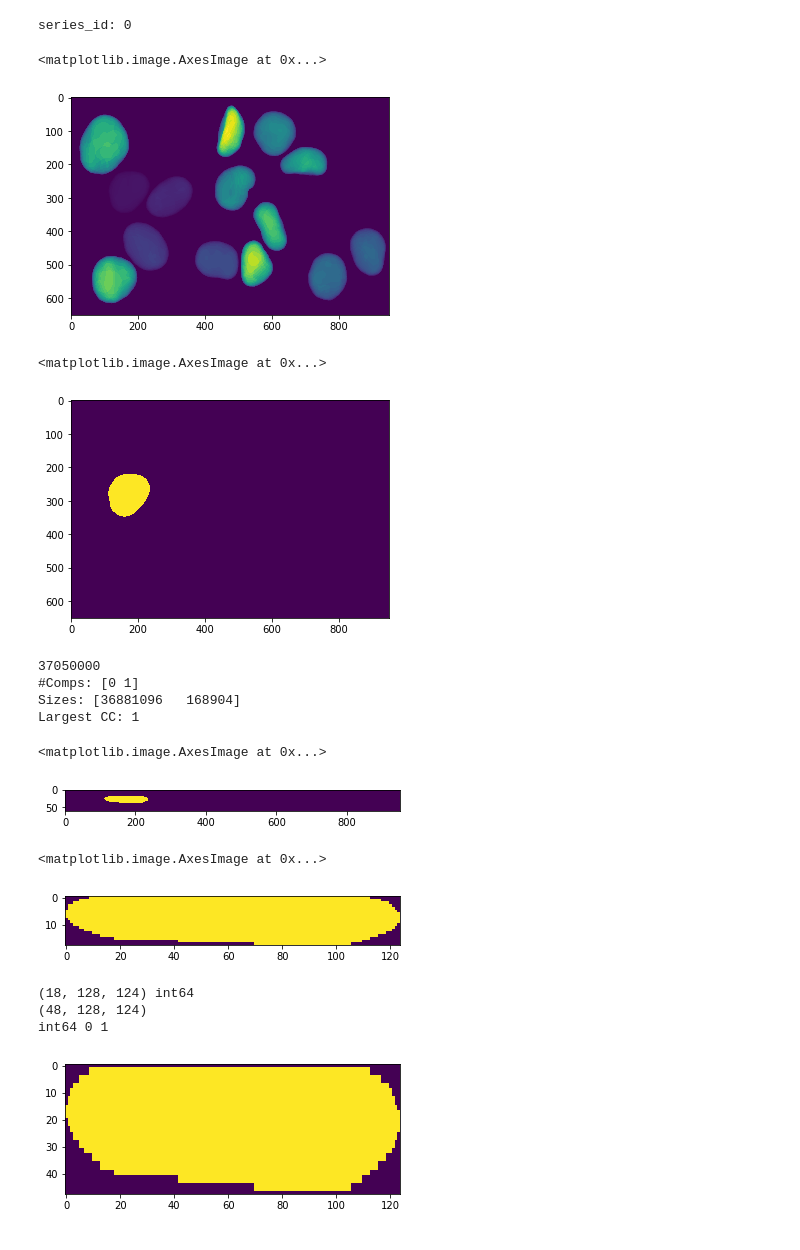
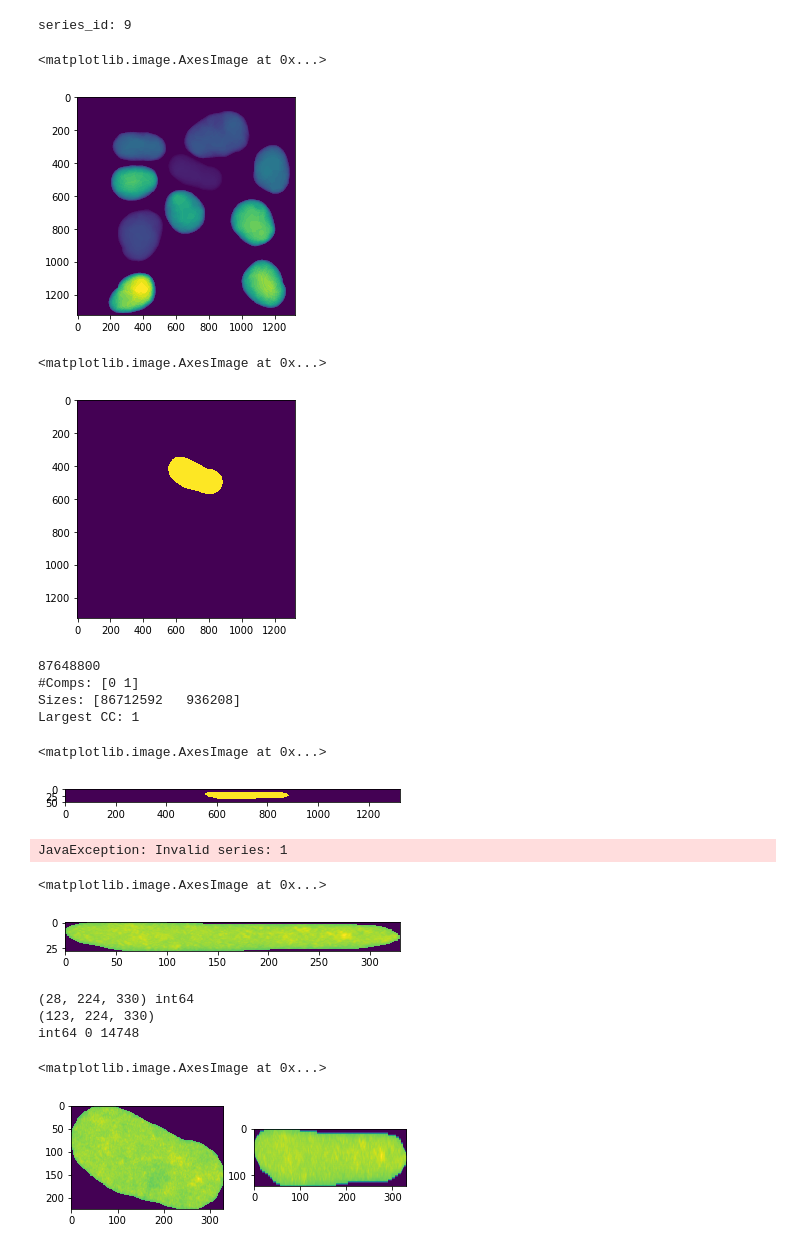
Before and after one commit to AllenInstitute/qcb-analysis, a Jupyter notebook: data-scripts/misc/inspect_nucleus.ipynb, the cells around one changed output. Drawn from its saved outputs; the diff is of its cells as text; code cells hidden in the pictures.

```diff
--- a/data-scripts/misc/inspect_nucleus.ipynb
+++ b/data-scripts/misc/inspect_nucleus.ipynb
@@ -8,21 +23,24 @@ from skimage.measure import label
 # %%
-with open("../nucleus_meta.json", "r") as fj:
+with open("../config.json", "r") as fj:
     config_json = json.load(fj)
-raw_path = "/allen/aics/assay-dev/MicroscopyData/Ruian/2018/20181005/20181005_R01_003.czi"
-seg_name = "/allen/aics/assay-dev/MicroscopyOtherData/Jianxu/Nucleus/segmentation/20181005_R01_003/shape/20181005_R01_003-Scene-01-P82-A02_seg_0.ome.tif"
-series_id = int(seg_name.split("Scene")[1].split("-")[1]) - 1
+raw_path = "/allen/aics/assay-dev/MicroscopyData/Jamie/2018/20181023/20181023_J01_010_Out.czi"
+seg_name = "/allen/aics/assay-dev/MicroscopyOtherData/Jianxu/Nucleus/segmentation/880_HIPSC_CBX1_TSA_1/shape/20181023_J01_011_Out_seg_0.ome.tif"
+series_id = 9#int(seg_name.split("Scene")[1].split("-")[1]) - 1
 print("series_id:", series_id)
 # %% [output]
-series_id: 0
+series_id: 9
 # %%
 img_seg_all = skio.imread(seg_name)
 img_seg_all[ 0,:,:] = 0
 img_seg_all[-1,:,:] = 0
 nz, ny, nx = img_seg_all.shape
+img_seg_all_dtype = img_seg_all.dtype
+img_seg_all = resize(image=img_seg_all, output_shape=(nz,2*ny,2*nx), order=0, preserve_range=True, anti_aliasing=False, mode="constant")
+img_seg_all = img_seg_all.astype(img_seg_all_dtype)
 plt.imshow(img_seg_all.mean(axis=0))
 # %% [output]
 <matplotlib.image.AxesImage at 0x...>
-[figure, old version]
+[figure, new version]
 # %%
 cell_id = 1
 img_seg = img_seg_all.copy()
@@ -31,7 +49,7 @@ img_seg[img_seg==cell_id] = 1
 plt.imshow(img_seg.max(axis=0))
 # %% [output]
 <matplotlib.image.AxesImage at 0x...>
-[figure, old version]
+[figure, new version]
 # %%
 print(img_seg.shape[0]*img_seg.shape[1]*img_seg.shape[2])
 img_seg = label(img_seg)
@@ -40,9 +58,9 @@ print("Sizes:",np.bincount(img_seg.flat,minlength=img_seg.max()))
 largest_cc = 1 + np.argmax(np.bincount(img_seg.flat)[1:])
 print("Largest CC:", largest_cc)
 # %% [output]
-37050000
+87648800
 #Comps: [0 1]
-Sizes: [36881096   168904]
+Sizes: [86712592   936208]
 Largest CC: 1
 # %%
 if img_seg.max() > 1:
@@ -52,4 +70,12 @@ plt.imshow(img_seg.max(axis=0))
 plt.imshow(img_seg.max(axis=1))
 # %% [output]
 <matplotlib.image.AxesImage at 0x...>
-[figure, old version]
+[figure, new version]
+# %%
+img_raw = get_stack_from_series_id(czi_path=raw_path, channel=0, series_id=1, dim=(nz,2*ny,2*nx))
+
+fig, ax = plt.subplots(nrows=1,ncols=2)
+ax[0].imshow(img_raw.max(axis=0))
+ax[1].imshow(img_seg_all.max(axis=0))
+# %% [output]
+JavaException: Invalid series: 1
@@ -56,22 +84,24 @@ plt.imshow(img_seg.max(axis=1))
 # %%
-pxl_z, pxl_y, pxl_x = np.nonzero(img_seg)
-img_seg_crop = img_seg[pxl_z.min():(pxl_z.max()+1),pxl_y.min():(pxl_y.max()+1),pxl_x.min():(pxl_x.max()+1)]
-plt.imshow(img_seg_crop.max(axis=1))
+pxl_z, pxl_y, pxl_x = np.nonzero(img_raw)
+img_raw_crop = img_raw[pxl_z.min():(pxl_z.max()+1),pxl_y.min():(pxl_y.max()+1),pxl_x.min():(pxl_x.max()+1)]
+plt.imshow(img_raw_crop.max(axis=1))
 # %% [output]
 <matplotlib.image.AxesImage at 0x...>
-[figure, old version]
+[figure, new version]
 # %%
-from skimage.transform import resize
-nz_crop, ny_crop, nx_crop = img_seg_crop.shape
-nz_crop_new = np.int((0.29/0.108)*nz_crop)
+nz_crop, ny_crop, nx_crop = img_raw_crop.shape
+nz_crop_new = np.int((0.22/0.05)*nz_crop)
 print(img_seg_crop.shape, img_seg_crop.dtype)
-img_seg_crop_resize = resize(image=img_seg_crop, output_shape=(nz_crop_new,ny_crop,nx_crop), preserve_range=True, anti_aliasing=True, mode="constant")
-img_seg_crop_resize = img_seg_crop_resize.astype(np.int64)
-print(img_seg_crop_resize.shape)
-plt.imshow(img_seg_crop_resize.max(axis=1))
-print(img_seg_crop_resize.dtype,img_seg_crop_resize.min(),img_seg_crop_resize.max())
+img_raw_crop_resize = resize(image=img_raw_crop, output_shape=(nz_crop_new,ny_crop,nx_crop), preserve_range=True, anti_aliasing=True, mode="constant")
+img_raw_crop_resize = img_raw_crop_resize.astype(np.int64)
+print(img_raw_crop_resize.shape)
+print(img_raw_crop_resize.dtype,img_raw_crop_resize.min(),img_raw_crop_resize.max())
+fig, ax = plt.subplots(nrows=1,ncols=2)
+ax[0].imshow(img_raw_crop_resize.max(axis=0))
+ax[1].imshow(img_raw_crop_resize.max(axis=1))
 # %% [output]
-(18, 128, 124) int64
-(48, 128, 124)
-int64 0 1
+(28, 224, 330) int64
+(123, 224, 330)
+int64 0 14748
+<matplotlib.image.AxesImage at 0x...>
-[figure, old version]
+[figure, new version]
```
Also changed, not shown: parts of 11 cells of this notebook, 2 other files.
